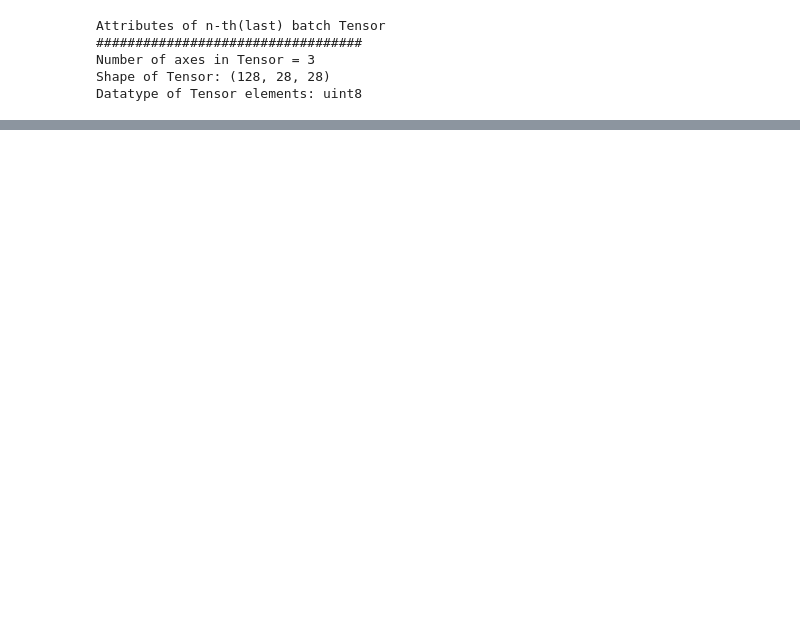
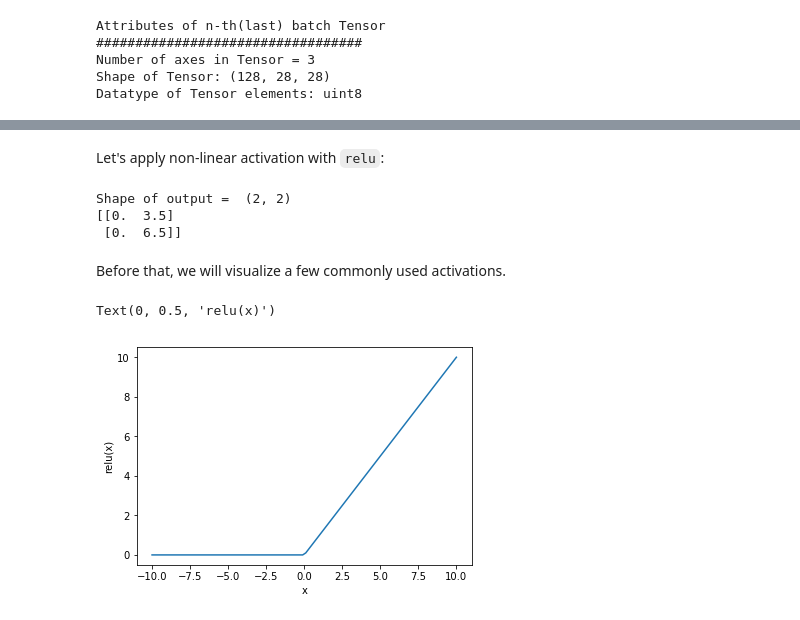
Before and after one commit to rahiakela/practical-machine-learning-with-tensorflow, a Jupyter notebook: tensor_fundamental.ipynb, the cells around one changed output, grey strips where cells are left out. Drawn from its saved outputs; the diff is of its cells as text; code cells hidden in the pictures; blank space fills up the shorter version.

```diff
--- a/tensor_fundamental.ipynb
+++ b/tensor_fundamental.ipynb
@@ -314,0 +575,24 @@ Datatype of Tensor elements: uint8
+# %% [markdown]
+Let's apply non-linear activation with `relu`:
+# %%
+output = np.maximum(0., z)            # Element-wise relu
+
+print ("Shape of output = ", output.shape)
+print (output)
+# %% [output]
+Shape of output =  (2, 2)
+[[0.  3.5]
+ [0.  6.5]]
+# %% [markdown]
+Before that, we will visualize a few commonly used activations.
+# %%
+# relu vialuzation
+x = np.linspace(-10, 10, 100)
+z = np.maximum(0., x)
+
+plt.plot(x, z)
+plt.xlabel('x')
+plt.ylabel("relu(x)")
+# %% [output]
+Text(0, 0.5, 'relu(x)')
+[figure, added]
```
Also changed, not shown: parts of 62 cells of this notebook.
